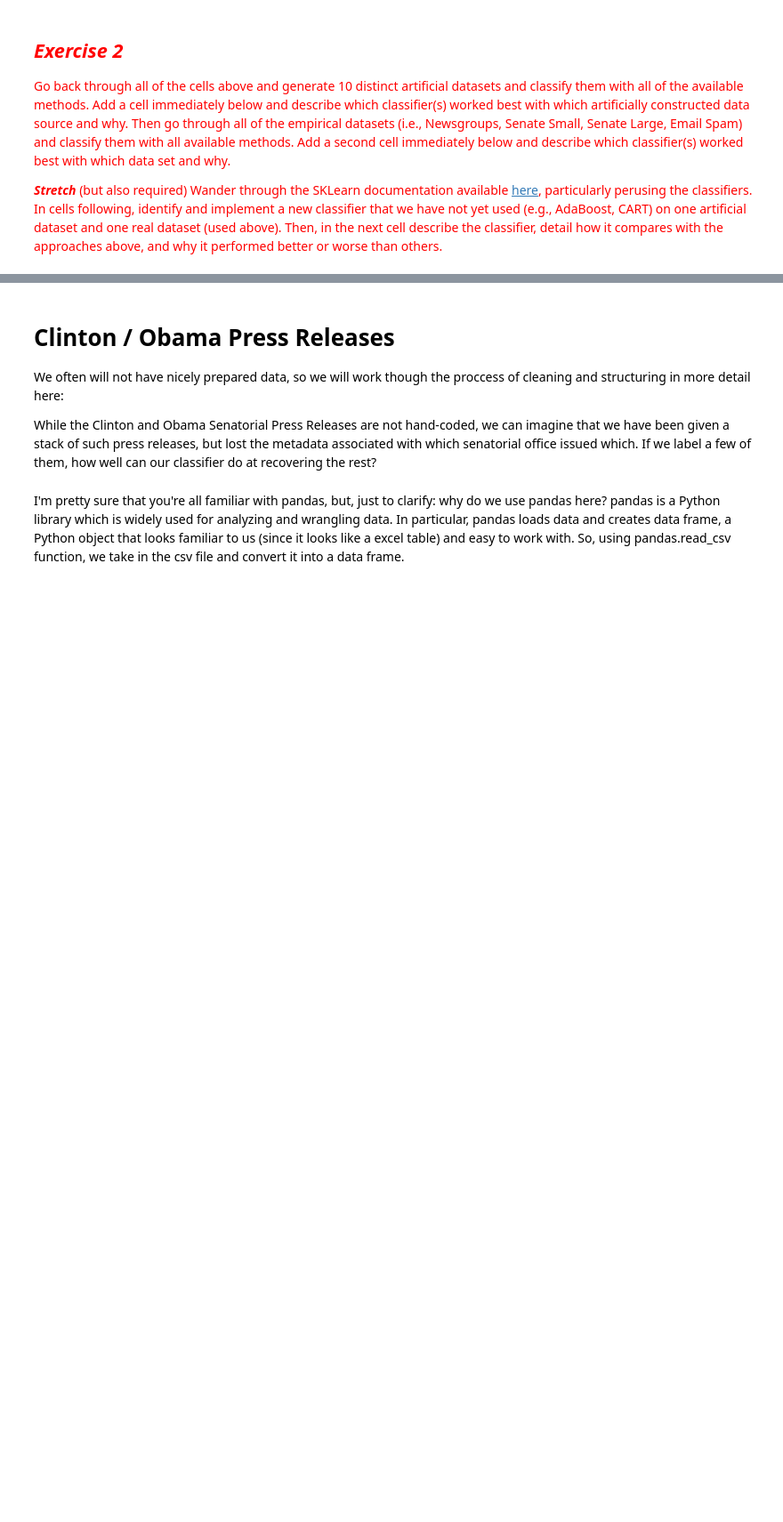
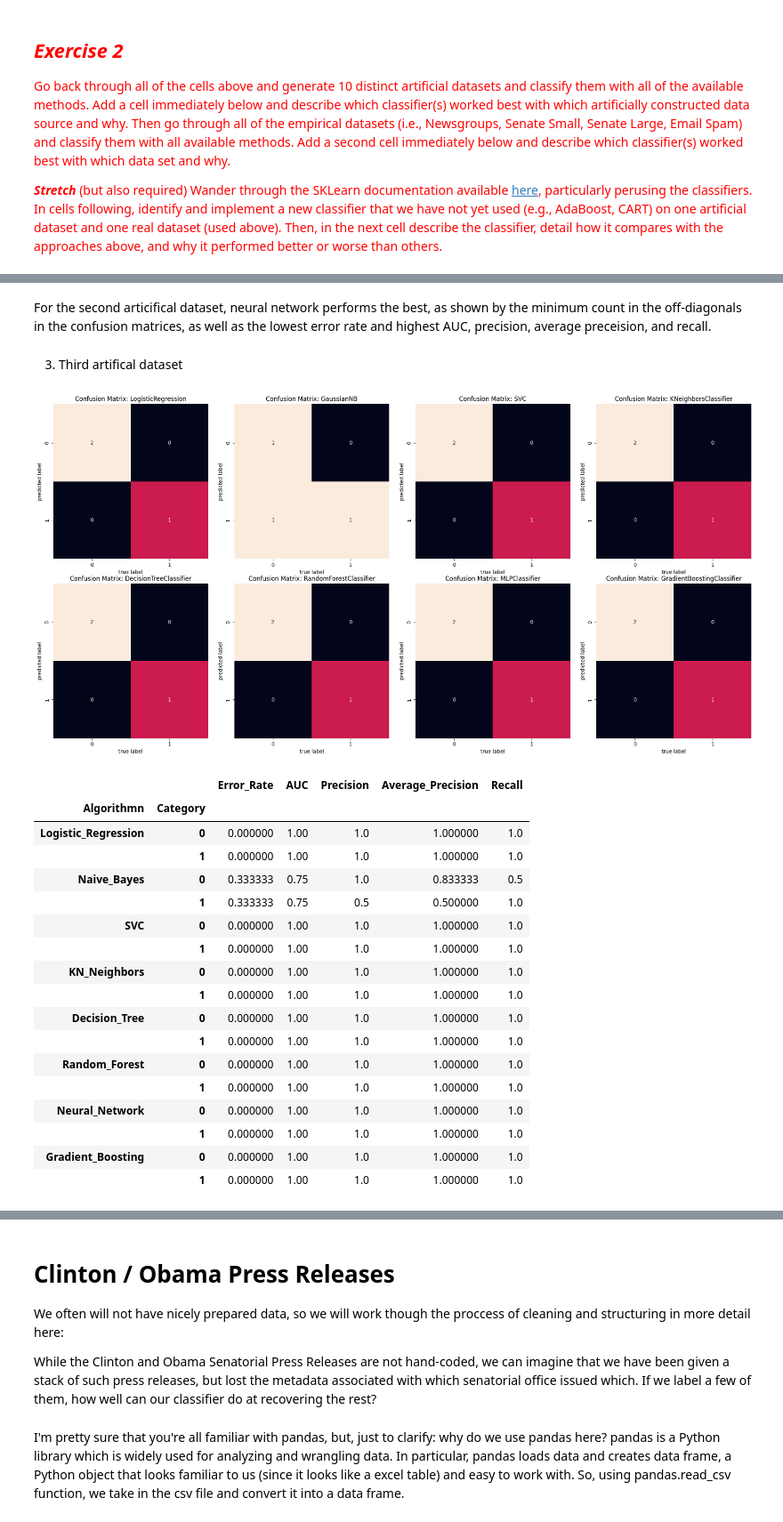
Before and after one commit to cty20010831/SOCI-40133-Computational-Content-Analysis, a Jupyter notebook: week 5/5-Classifying-Meanings-and-Documents.ipynb, the cells around one changed output, grey strips where cells are left out. Shown at 89% size. Drawn from its saved outputs; the diff is of its cells as text; code cells hidden in the pictures; blank space fills up the shorter version.

```diff
--- a/week 5/5-Classifying-Meanings-and-Documents.ipynb
+++ b/week 5/5-Classifying-Meanings-and-Documents.ipynb
@@ -610,0 +862,33 @@ lucem_illud.plotregions(clf, dfTrain)
+# %% [markdown]
+For the second articifical dataset, neural network performs the best, as shown by the minimum count in the off-diagonals in the confusion matrices, as well as the lowest error rate and highest AUC, precision, average preceision, and recall.
+# %% [markdown]
+3. Third artifical dataset
+# %%
+from sklearn.datasets import make_classification
+from sklearn.model_selection import train_test_split
+
+X, y = make_classification(n_samples=10, n_features=4, n_informative=2, random_state=42)
+
+X_train, X_test, y_train, y_test = train_test_split(X, y, test_size=0.3, random_state=42)
+
+classification(X_train, X_test, y_train, y_test)
+# %% [output]
+[figure, added]
+|  |  | Error_Rate | AUC | Precision | Average_Precision | Recall |
+| Algorithmn | Category |  |  |  |  |  |
+| Logistic_Regression | 0 | 0.000000 | 1.00 | 1.0 | 1.000000 | 1.0 |
+|  | 1 | 0.000000 | 1.00 | 1.0 | 1.000000 | 1.0 |
+| Naive_Bayes | 0 | 0.333333 | 0.75 | 1.0 | 0.833333 | 0.5 |
+|  | 1 | 0.333333 | 0.75 | 0.5 | 0.500000 | 1.0 |
+| SVC | 0 | 0.000000 | 1.00 | 1.0 | 1.000000 | 1.0 |
+|  | 1 | 0.000000 | 1.00 | 1.0 | 1.000000 | 1.0 |
+| KN_Neighbors | 0 | 0.000000 | 1.00 | 1.0 | 1.000000 | 1.0 |
+|  | 1 | 0.000000 | 1.00 | 1.0 | 1.000000 | 1.0 |
+| Decision_Tree | 0 | 0.000000 | 1.00 | 1.0 | 1.000000 | 1.0 |
+|  | 1 | 0.000000 | 1.00 | 1.0 | 1.000000 | 1.0 |
+| Random_Forest | 0 | 0.000000 | 1.00 | 1.0 | 1.000000 | 1.0 |
+|  | 1 | 0.000000 | 1.00 | 1.0 | 1.000000 | 1.0 |
+| Neural_Network | 0 | 0.000000 | 1.00 | 1.0 | 1.000000 | 1.0 |
+|  | 1 | 0.000000 | 1.00 | 1.0 | 1.000000 | 1.0 |
+| Gradient_Boosting | 0 | 0.000000 | 1.00 | 1.0 | 1.000000 | 1.0 |
+|  | 1 | 0.000000 | 1.00 | 1.0 | 1.000000 | 1.0 |
```
Also changed, not shown: parts of 144 cells of this notebook.
